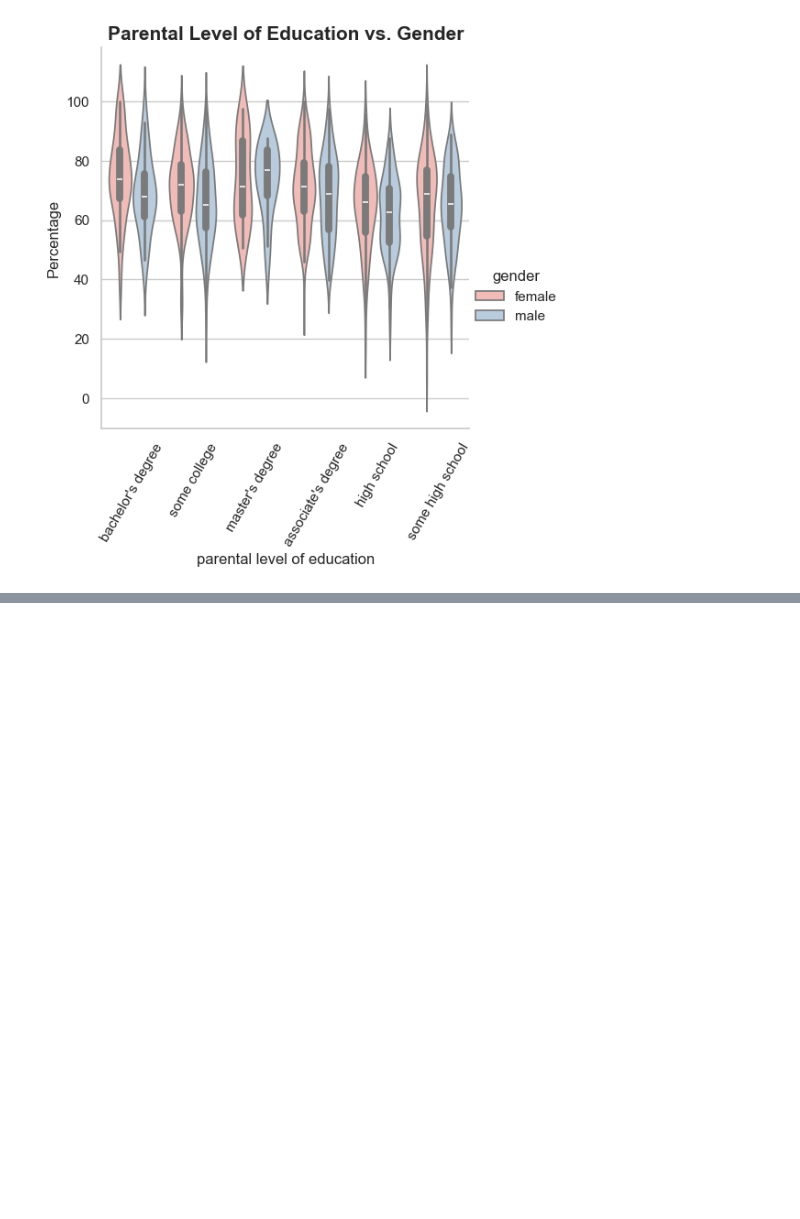
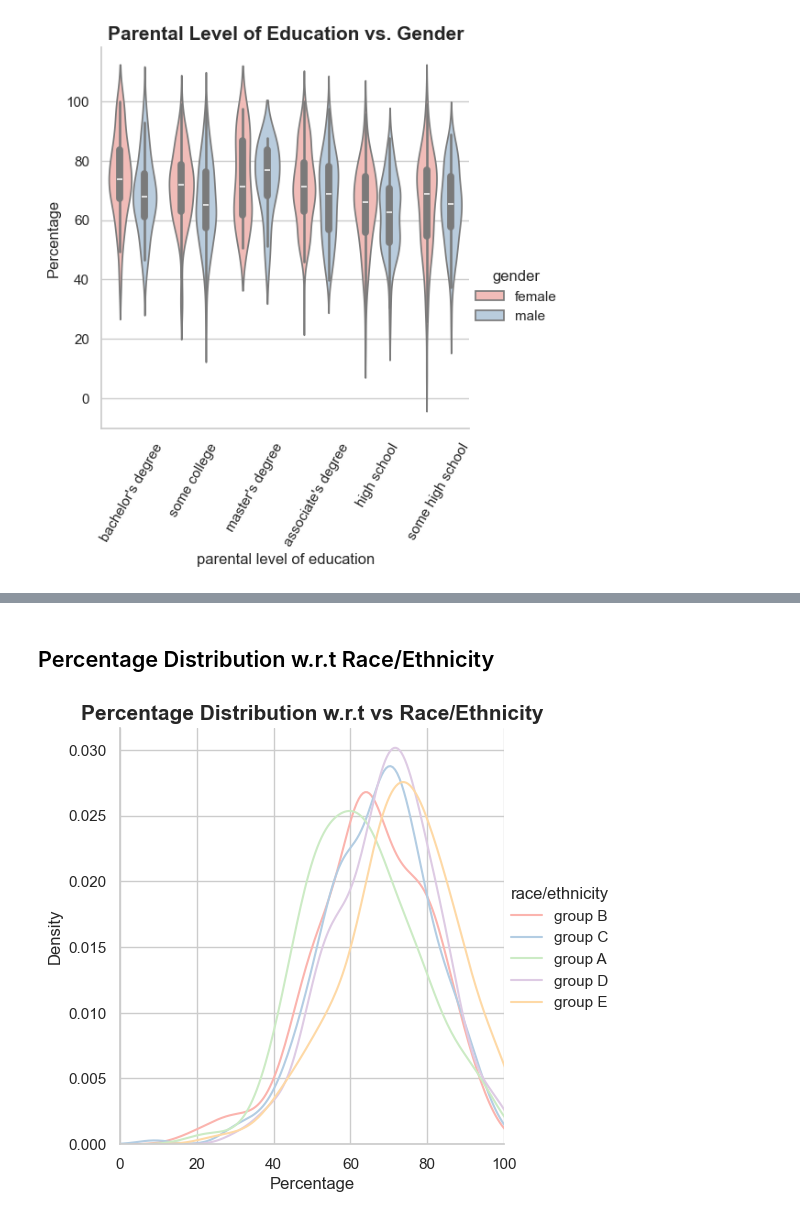
Before and after one commit to beto321/ac_performance1, a Jupyter notebook: analysis.ipynb, the cells around one changed output, grey strips where cells are left out. Saved outputs shown, nothing was run; the diff lists cells and outputs as text; code cells hidden in the pictures; blank space fills up the shorter version.

```diff
--- a/analysis.ipynb
+++ b/analysis.ipynb
@@ -384,0 +434,8 @@ plt.show()
+# %% [markdown]
+## Percentage Distribution w.r.t Race/Ethnicity
+# %%
+(sns.FacetGrid(df, hue="race/ethnicity", height=5, xlim=(0,100)).map(sns.kdeplot, "Percentage").add_legend())
+plt.title('Percentage Distribution w.r.t vs Race/Ethnicity',fontsize=15, fontweight='bold')
+plt.show()
+# %% [output]
+[figure, added]
```
Also changed, not shown: parts of 8 cells of this notebook.
